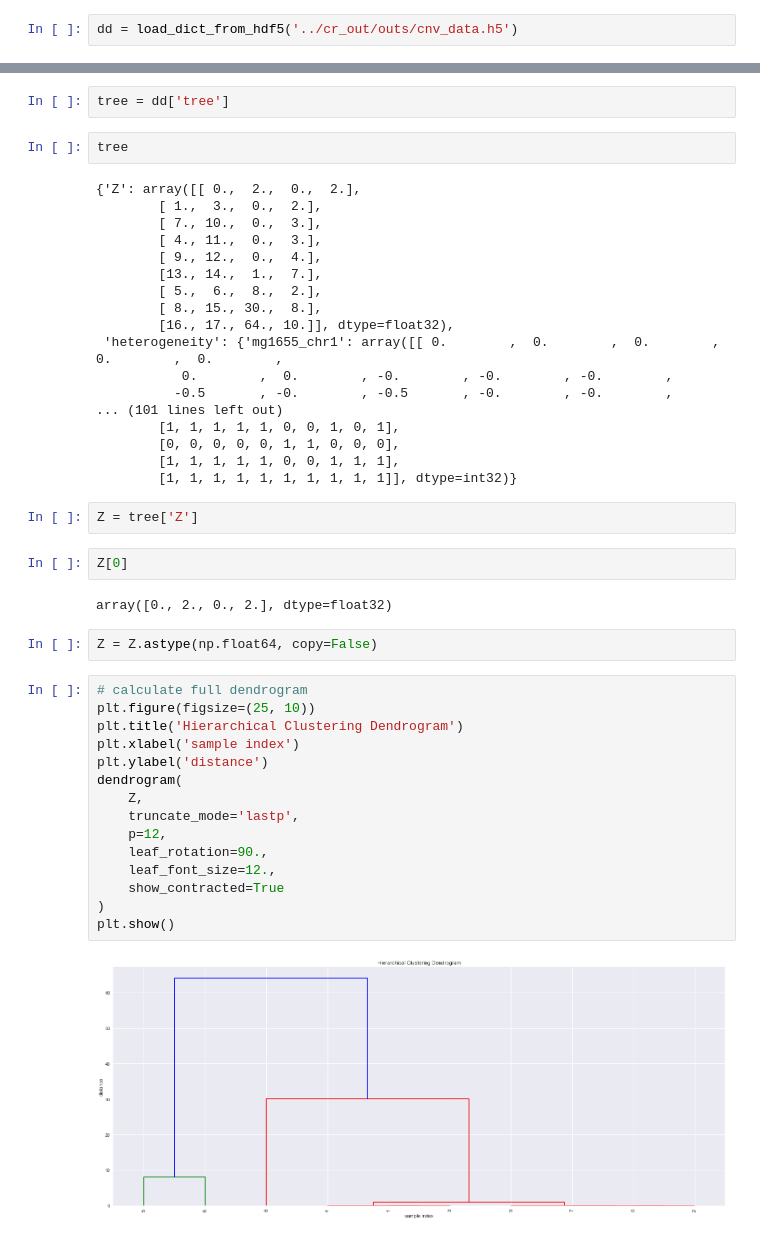
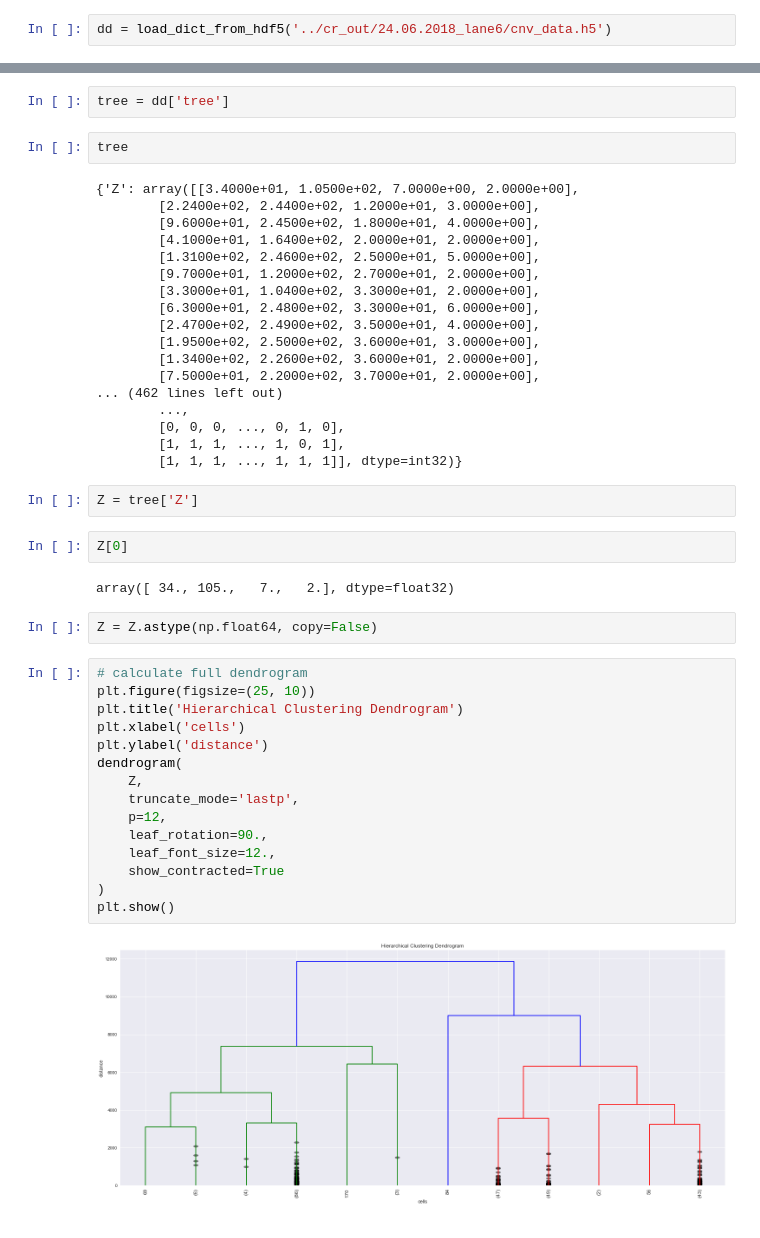
Before and after one commit to cbg-ethz/SCICoNE, a Jupyter notebook: notebooks/tiny_cnv_data.ipynb, the cells around one changed output, grey strips where cells are left out. Saved outputs shown, nothing was run; the diff lists cells and outputs as text.

```diff
--- a/notebooks/tiny_cnv_data.ipynb
+++ b/notebooks/tiny_cnv_data.ipynb
@@ -30,4 +30,4 @@ def recursively_load_dict_contents_from_group(h5file, path):
             ans[key] = recursively_load_dict_contents_from_group(h5file, path + key + '/')
     return ans
 # %%
-dd = load_dict_from_hdf5('../cr_out/outs/cnv_data.h5')
+dd = load_dict_from_hdf5('../cr_out/24.06.2018_lane6/cnv_data.h5')
@@ -141,45 +233,45 @@ tree = dd['tree']
 # %%
 tree
 # %% [output]
-{'Z': array([[ 0.,  2.,  0.,  2.],
-        [ 1.,  3.,  0.,  2.],
-        [ 7., 10.,  0.,  3.],
-        [ 4., 11.,  0.,  3.],
-        [ 9., 12.,  0.,  4.],
-        [13., 14.,  1.,  7.],
-        [ 5.,  6.,  8.,  2.],
-        [ 8., 15., 30.,  8.],
-        [16., 17., 64., 10.]], dtype=float32),
- 'heterogeneity': {'mg1655_chr1': array([[ 0.        ,  0.        ,  0.        ,  0.        ,  0.        ,
-           0.        ,  0.        , -0.        , -0.        , -0.        ,
-          -0.5       , -0.        , -0.5       , -0.        , -0.        ,
-... (101 lines left out)
-        [1, 1, 1, 1, 1, 0, 0, 1, 0, 1],
-        [0, 0, 0, 0, 0, 1, 1, 0, 0, 0],
-        [1, 1, 1, 1, 1, 0, 0, 1, 1, 1],
-        [1, 1, 1, 1, 1, 1, 1, 1, 1, 1]], dtype=int32)}
+{'Z': array([[3.4000e+01, 1.0500e+02, 7.0000e+00, 2.0000e+00],
+        [2.2400e+02, 2.4400e+02, 1.2000e+01, 3.0000e+00],
+        [9.6000e+01, 2.4500e+02, 1.8000e+01, 4.0000e+00],
+        [4.1000e+01, 1.6400e+02, 2.0000e+01, 2.0000e+00],
+        [1.3100e+02, 2.4600e+02, 2.5000e+01, 5.0000e+00],
+        [9.7000e+01, 1.2000e+02, 2.7000e+01, 2.0000e+00],
+        [3.3000e+01, 1.0400e+02, 3.3000e+01, 2.0000e+00],
+        [6.3000e+01, 2.4800e+02, 3.3000e+01, 6.0000e+00],
+        [2.4700e+02, 2.4900e+02, 3.5000e+01, 4.0000e+00],
+        [1.9500e+02, 2.5000e+02, 3.6000e+01, 3.0000e+00],
+        [1.3400e+02, 2.2600e+02, 3.6000e+01, 2.0000e+00],
+        [7.5000e+01, 2.2000e+02, 3.7000e+01, 2.0000e+00],
+... (462 lines left out)
+        ...,
+        [0, 0, 0, ..., 0, 1, 0],
+        [1, 1, 1, ..., 1, 0, 1],
+        [1, 1, 1, ..., 1, 1, 1]], dtype=int32)}
 # %%
 Z = tree['Z']
 # %%
 Z[0]
 # %% [output]
-array([0., 2., 0., 2.], dtype=float32)
+array([ 34., 105.,   7.,   2.], dtype=float32)
 # %%
 Z = Z.astype(np.float64, copy=False)
 # %%
 # calculate full dendrogram
 plt.figure(figsize=(25, 10))
 plt.title('Hierarchical Clustering Dendrogram')
-plt.xlabel('sample index')
+plt.xlabel('cells')
 plt.ylabel('distance')
 dendrogram(
     Z,
     truncate_mode='lastp',
     p=12,
     leaf_rotation=90.,
     leaf_font_size=12.,
     show_contracted=True
 )
 plt.show()
 # %% [output]
-[figure, old version]
+[figure, new version]
```
Also changed, not shown: parts of 19 cells of this notebook, 8 other files.
